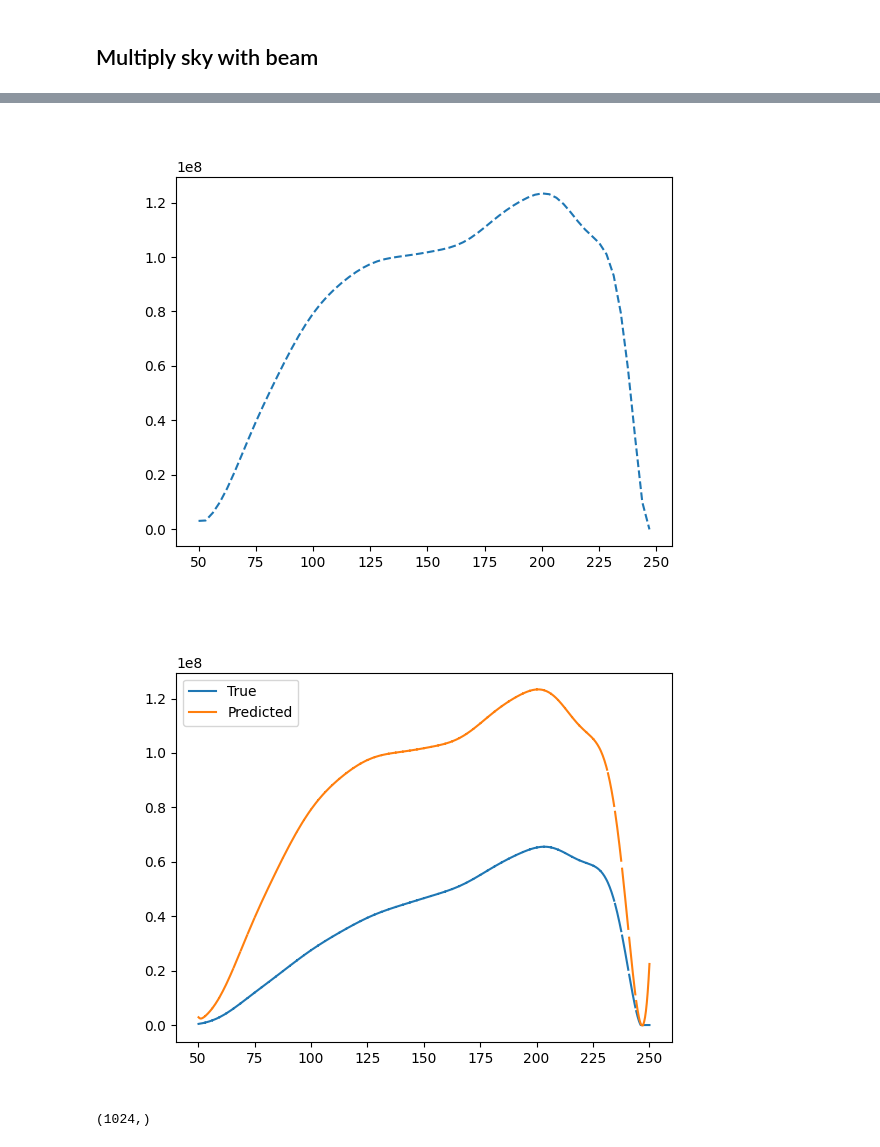
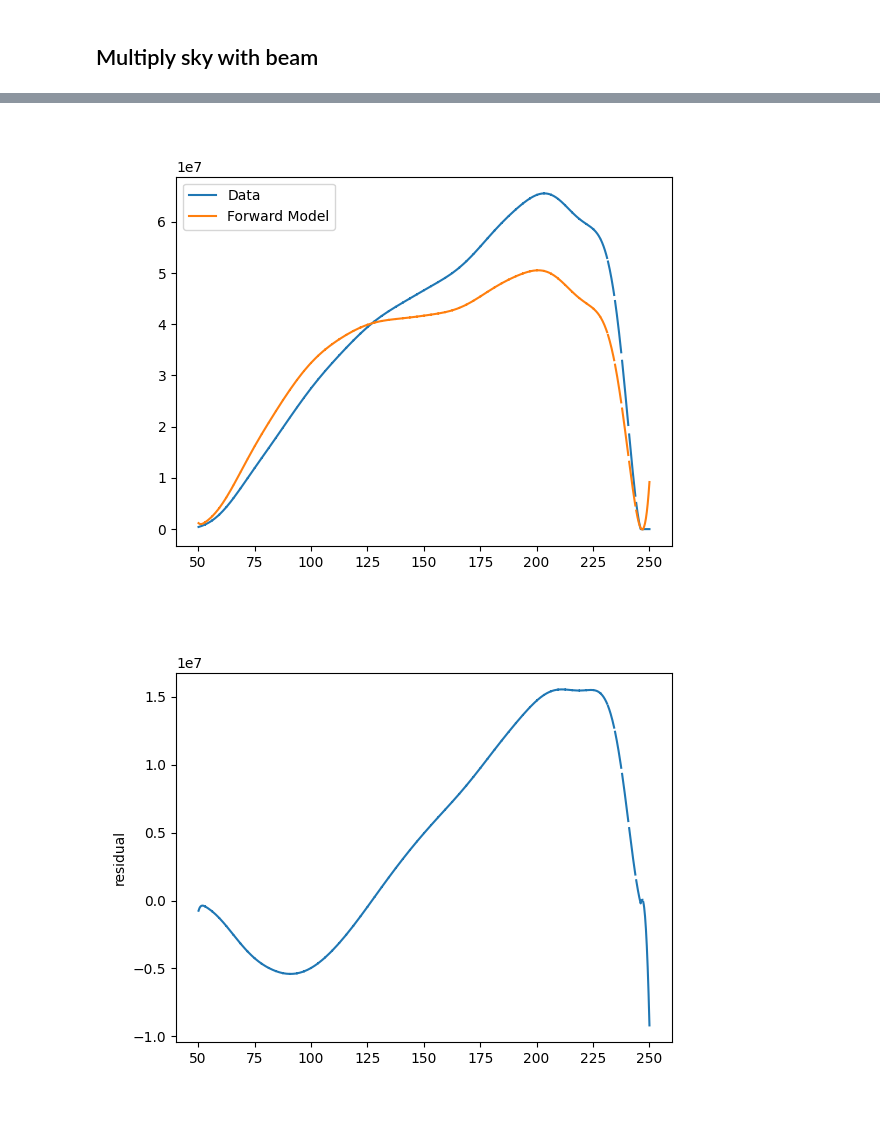
Before and after one commit to christianhbye/eigsep_mock_analysis, a Jupyter notebook: data_challenges/sim3/beam_validation.ipynb, the cells around one changed output, grey strips where cells are left out. Cells and saved outputs as stored; diff of their text form; code cells hidden in the pictures.

Commit message:
update notebooks with decent beam mapping

```diff
--- a/data_challenges/sim3/beam_validation.ipynb
+++ b/data_challenges/sim3/beam_validation.ipynb
@@ -113,12 +135,12 @@ plt.show()
 # %%
 def sim(sky, beam, horizon, g_rx, t_gnd, t_rx, tx_flux=None):
     """
-    Simulation at a single time and single orienation of the box, assuming everything has been rotated to the world frame.
+    Simulation for a single orienation of the box, assuming everything has been rotated to the world frame.
     Beam is assumed to be normalized so it integrates to 1.
     If tx_flux is given, add a transmitter directly below the antenna
 
     shapes:
-    sky = (nfreq, npix)
+    sky = (ntimes, nfreq, npix)
     beam = (nfreq, npix)
     horizon = (npix)
     g_rx = (nfreq)
@@ -129,20 +151,20 @@ def sim(sky, beam, horizon, g_rx, t_gnd, t_rx, tx_flux=None):
     gnd_pix = (horizon == 0)
     print(np.sum(gnd_pix) / len(gnd_pix))
     sim_sky = sky.copy()
-    sim_sky[:, gnd_pix] = t_gnd
+    sim_sky[:, :, gnd_pix] = t_gnd
     dA = 4*np.pi / len(horizon)
     if tx_flux is not None:
-        sim_sky[:, -1] += tx_flux / dA
-    t_ant = g_rx * np.sum(sim_sky * beam * dA, axis=1) + t_rx
+        sim_sky[:, :, -1] += tx_flux[None, :] / dA
+    t_ant = g_rx[None, :] * np.sum(sim_sky * beam[None, :, :] * dA, axis=-1) + t_rx
     if tx_flux is None:
         return t_ant
     # mask the same way as the data if tx is on
-    tx_mask = np.zeros(len(sky), dtype=bool)
-    tx_mask[::16] = True
+    tx_mask = np.zeros(t_ant.shape, dtype=bool)
+    tx_mask[:, ::16] = True
     return np.ma.array(t_ant, mask=tx_mask)
 # %%
 #t_ant = sim(sky_topo[0], beam_hp, horizon, G_rx, 3000, 100)
-t_ant = sim(sky_topo[0], beam_hp, horizon, 1e4*g_rx, 300, 100, tx_flux=tx_flux/1e4)
-t_ant0 = sim(np.zeros_like(sky_topo[0]), beam_hp, np.ones_like(horizon), 1e4*g_rx, 0, 0, tx_flux=tx_flux/1e4)
+t_ant = sim(sky_topo, beam_hp, horizon, g_rx, t_gnd, t_rx, tx_flux=tx_flux)
+#t_ant0 = sim(np.zeros_like(sky_topo), beam_hp, np.ones_like(horizon), g_rx, 0, 0, tx_flux=tx_flux)[0]
 # %% [output]
 0.4895833333333333
@@ -165,24 +191,16 @@ plt.show()
-# %%
-plt.figure()
-plt.plot(freqs[::16], (t_ant.data[::16] - t_ant0.data[::16]), label="Predicted", ls="--")
-#plt.legend()
-#plt.yscale("log")
-plt.show()
-# %% [output]
-[figure, removed]
 # %%
 plt.figure()
-plt.plot(freqs, data[0, 0], label="True")
-plt.plot(freqs, t_ant, label="Predicted")
+plt.plot(freqs, data[0, 0], label="Data")
+plt.plot(freqs, t_ant[0], label="Forward Model")
 plt.legend()
 #plt.yscale("log")
 plt.show()
+
+
+plt.figure()
+plt.plot(freqs, data[0,0] - t_ant[0])
+plt.ylabel("residual")
+plt.show()
 # %% [output]
-[figure, old version]
+[figure, new version]
+[figure, added]
-# %%
-def tx_predict(tx_flux, g_rx, t_rx, t_gnd)
-
-plt.figure()
-plt.plot(G_
-# %% [output]
-(1024,)
```
Also changed, not shown: parts of 17 cells of this notebook, 1 other file.
